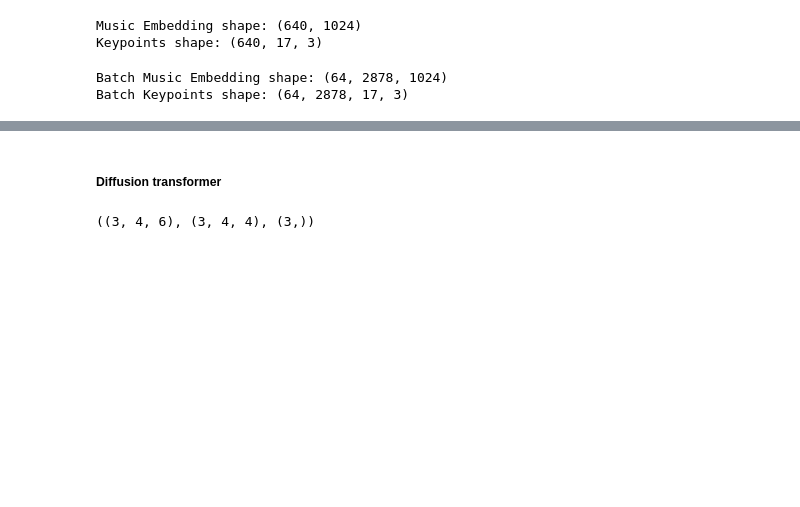
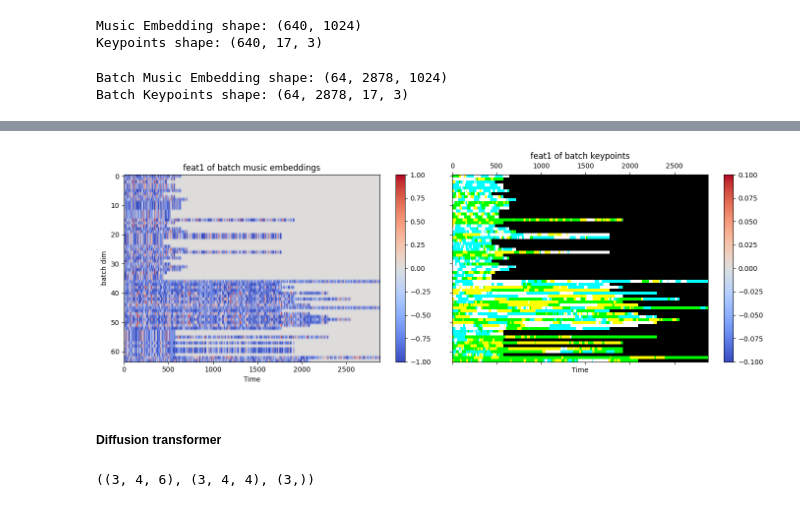
Before and after one commit to thelmn/flow-diffusion, a Jupyter notebook: flow-dance-aist-motion-gen.ipynb, the cells around one changed output, grey strips where cells are left out. Cells and saved outputs as stored; diff of their text form; code cells hidden in the pictures; blank space fills up the shorter version.

Commit message:
plot

```diff
--- a/flow-dance-aist-motion-gen.ipynb
+++ b/flow-dance-aist-motion-gen.ipynb
@@ -272,9 +272,10 @@ import tensorflow as tf
 import numpy as np
 from tqdm import tqdm
 
-def load_dataset_arrs(music_folder, keypoints_folder):
+def load_dataset_arrs(music_folder, keypoints_folder, load_n):
   music_files = glob.glob(os.path.join(music_folder, '*_musicfm_emb_60Hz.npy'))
   keypoints_files = glob.glob(os.path.join(keypoints_folder, '*.pkl'))
+  print(f'Found {len(music_files)} music files and {len(keypoints_files)} keypoints files, loading {load_n} files...')
 
   music_ids = [os.path.basename(music_file).split('_')[0]
                for music_file in music_files]
@@ -282,7 +283,7 @@ def load_dataset_arrs(music_folder, keypoints_folder):
 
   keypoints = []
   music_embeds = {}
-  for keypoints_file in tqdm(keypoints_files[:100]):
+  for keypoints_file in tqdm(keypoints_files[:load_n]):
     filename = os.path.basename(keypoints_file).split('.')[0]
     music_key = filename.split('_')[-2]
     music_file = os.path.join(music_folder, f'{music_key}_musicfm_emb_60Hz.npy')
@@ -295,7 +296,7 @@ def load_dataset_arrs(music_folder, keypoints_folder):
       keypoints += [(music_ids[music_key], keypoints3d_arr)]
   return music_embeds, keypoints
 # %%
-music_embeds, keypoints = load_dataset_arrs(str(MUSIC_FOLDER), str(KEYPOINTS_FOLDER))
+music_embeds, keypoints = load_dataset_arrs(str(MUSIC_FOLDER), str(KEYPOINTS_FOLDER), 100)
 print()
 print(len(music_embeds), len(keypoints))
 print(keypoints[0][0], music_embeds[keypoints[0][0]].shape, keypoints[0][1].shape)
@@ -327,8 +329,33 @@ dataset = dataset.padded_batch(
     batch_size, padded_shapes=([None, 1024], [None, 17, 3]))
 # %%
 for batch_music_embed_arr, batch_keypoints_arr in dataset.take(1):
+  batch_music_embed_arr = batch_music_embed_arr.numpy()
+  batch_keypoints_arr = batch_keypoints_arr.numpy()
   print("Batch Music Embedding shape:", batch_music_embed_arr.shape)
   print("Batch Keypoints shape:", batch_keypoints_arr.shape)
 # %% [output]
 Batch Music Embedding shape: (64, 2878, 1024)
 Batch Keypoints shape: (64, 2878, 17, 3)
+# %%
+# first music dim of batch
+fig, (ax1, ax2) = plt.subplots(1, 2, figsize=(14, 5), sharex=True, sharey=True)
+
+ax1_plot = ax1.imshow(batch_music_embed_arr[:, :, 0].numpy(), cmap='coolwarm', vmin=-1,
+           vmax=1, aspect='auto')
+plt.colorbar(ax1_plot, ax=ax1)
+ax1.set_title('feat1 of batch music embeddings')
+ax1.set_xlabel('Time')
+ax1.set_ylabel('batch dim')
+
+ax2_plot = ax2.matshow(batch_keypoints_arr[:, :, 0].numpy(), cmap='coolwarm',
+            # norm='linear',
+           vmin=batch_keypoints_arr.numpy().min(),
+           vmax=batch_keypoints_arr.numpy().max(), aspect='auto')
+plt.colorbar(ax2_plot, ax=ax2)
+ax2.set_xlabel('Time')
+ax2.set_title('feat1 of batch keypoints')
+
+
+plt.tight_layout()
+plt.show()
+# %% [output]
@@ -335,3 +363,4 @@ Batch Keypoints shape: (64, 2878, 17, 3)
+[figure, added]
 # %% [markdown]
 ##### Diffusion transformer
 # %%
```
Also changed, not shown: parts of 2 cells of this notebook.
